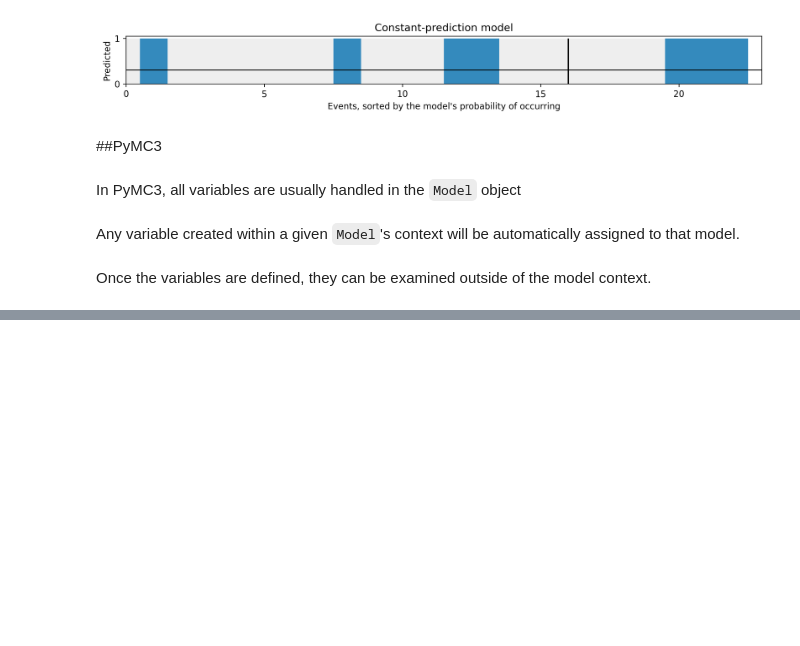
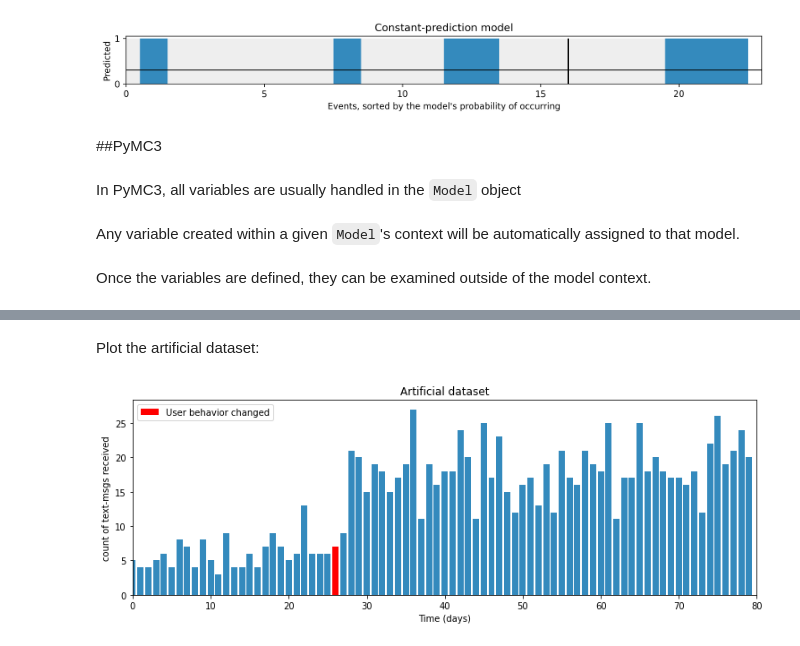
Before and after one commit to lblogan14/bayes_methods_for_hackers, a Jupyter notebook: ch2_more_on_pymc.ipynb, the cells around one changed output, grey strips where cells are left out. Drawn from its saved outputs; the diff is of its cells as text; code cells hidden in the pictures; blank space fills up the shorter version.

```diff
--- a/ch2_more_on_pymc.ipynb
+++ b/ch2_more_on_pymc.ipynb
@@ -995,0 +1118,15 @@ array(0.693)
+# %%
+data = np.r_[stats.poisson.rvs(mu=lambda_1, size=tau),
+             stats.poisson.rvs(mu=lambda_2, size=80-tau)]
+# %% [markdown]
+Plot the artificial dataset:
+# %%
+plt.bar(np.arange(80), data, color='#348ABD')
+plt.bar(tau-1, data[tau-1], color='r', label='User behavior changed')
+plt.xlabel("Time (days)")
+plt.ylabel("count of text-msgs received")
+plt.title("Artificial dataset")
+plt.xlim(0, 80)
+plt.legend();
+# %% [output]
+[figure, added]
```
Also changed, not shown: parts of 58 cells of this notebook.
